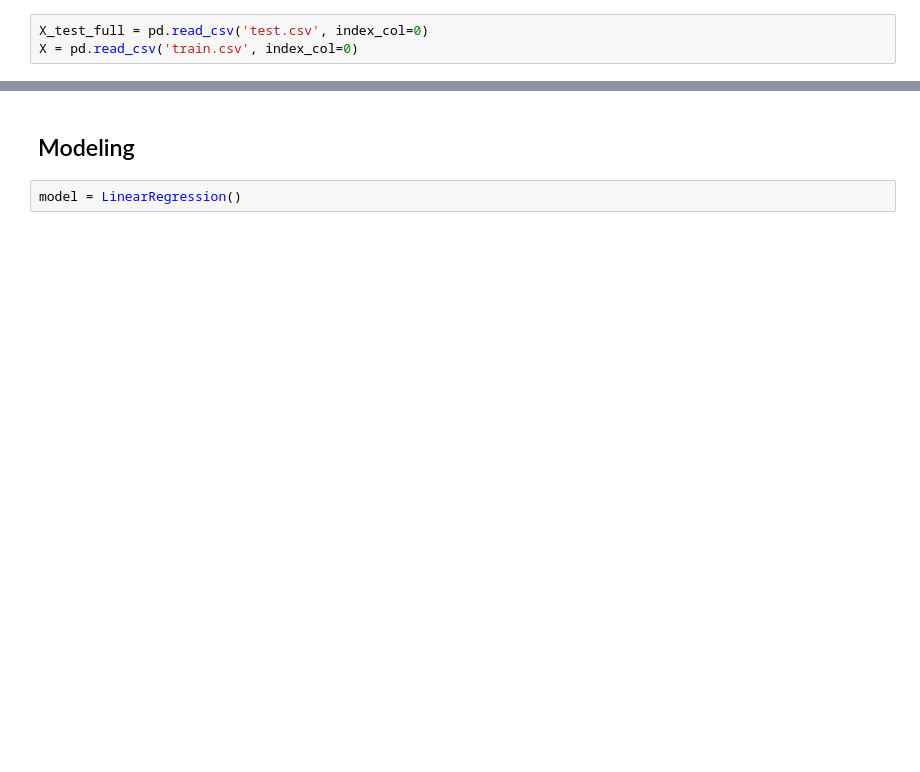
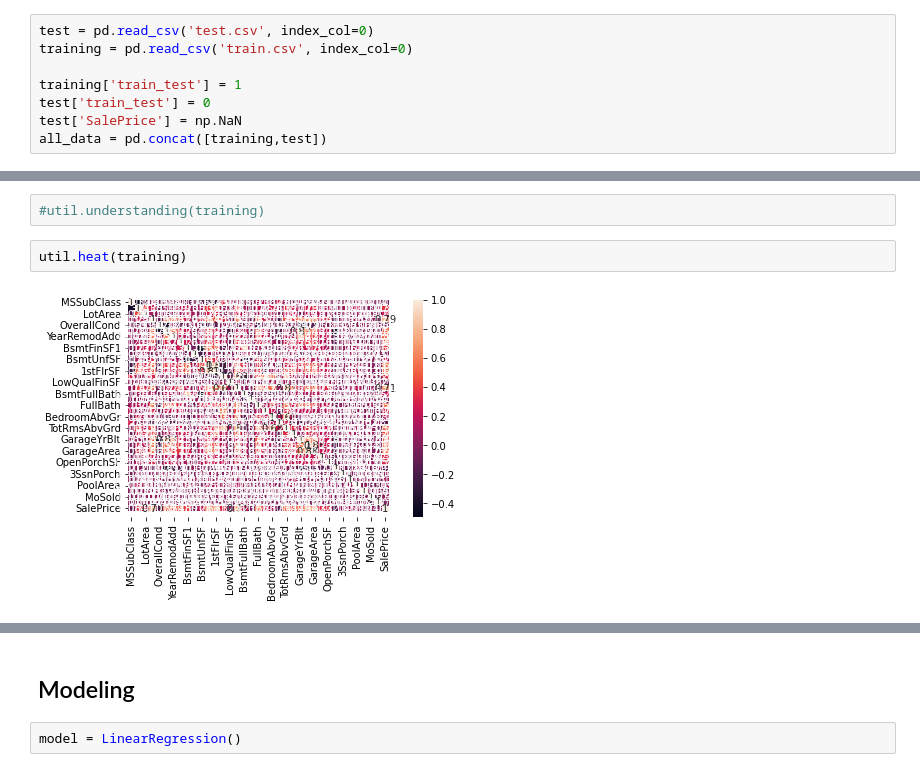
Before and after one commit to TheHamhams/Housing-Kaggle, a Jupyter notebook: Housing Notebook.ipynb, the cells around one changed output, grey strips where cells are left out. Cells and saved outputs as stored; diff of their text form; blank space fills up the shorter version.

```diff
--- a/Housing Notebook.ipynb
+++ b/Housing Notebook.ipynb
@@ -10,3 +12,8 @@ from sklearn.metrics import mean_squared_error
 # %%
-X_test_full = pd.read_csv('test.csv', index_col=0)
-X = pd.read_csv('train.csv', index_col=0)
+test = pd.read_csv('test.csv', index_col=0)
+training = pd.read_csv('train.csv', index_col=0)
+
+training['train_test'] = 1
+test['train_test'] = 0
+test['SalePrice'] = np.NaN
+all_data = pd.concat([training,test])
@@ -38,0 +71,6 @@ X.drop(['MiscFeature', 'Fence', 'PoolQC', 'Alley'], axis=1, inplace=True)
+# %%
+#util.understanding(training)
+# %%
+util.heat(training)
+# %% [output]
+[figure, added]
```
Also changed, not shown: parts of 17 cells of this notebook, 2 other files.
